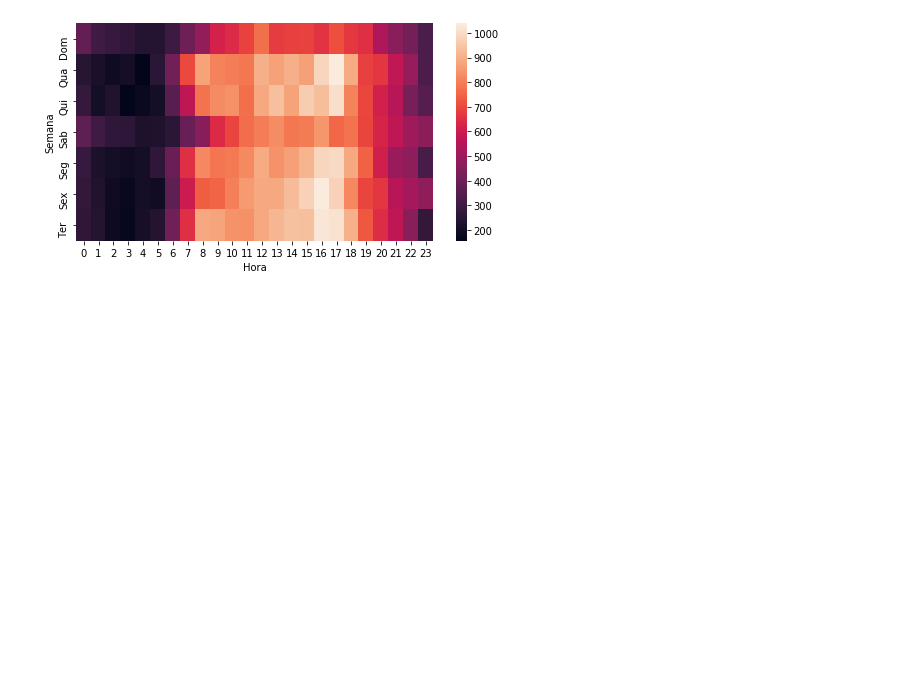
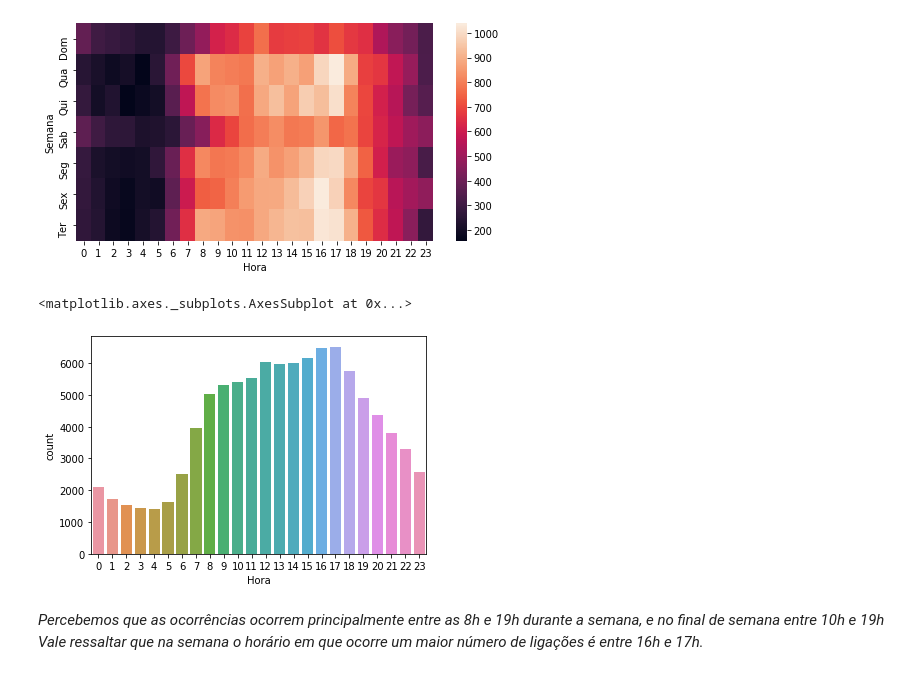
Before and after one commit to andreviniciusmb/Data_Science, a Jupyter notebook: Ligacoes_911/EDA 911.ipynb, the cells around one changed output. Cells and saved outputs as stored; diff of their text form; code cells hidden in the pictures; blank space fills up the shorter version.

```diff
--- a/Ligacoes_911/EDA 911.ipynb
+++ b/Ligacoes_911/EDA 911.ipynb
@@ -200,3 +256,11 @@ sns.heatmap(df2)
 # %% [output]
 <matplotlib.axes._subplots.AxesSubplot at 0x...>
 [figure]
+# %%
+sns.countplot(df['Hora'])
+# %% [output]
+<matplotlib.axes._subplots.AxesSubplot at 0x...>
+[figure, added]
+# %% [markdown]
+*Percebemos que as ocorrências ocorrem principalmente entre as 8h e 19h durante a semana, e no final de semana entre 10h e 19h*
+*Vale ressaltar que na semana o horário em que ocorre um maior número de ligações é entre 16h e 17h.*
```
Also changed, not shown: parts of 32 cells of this notebook.
